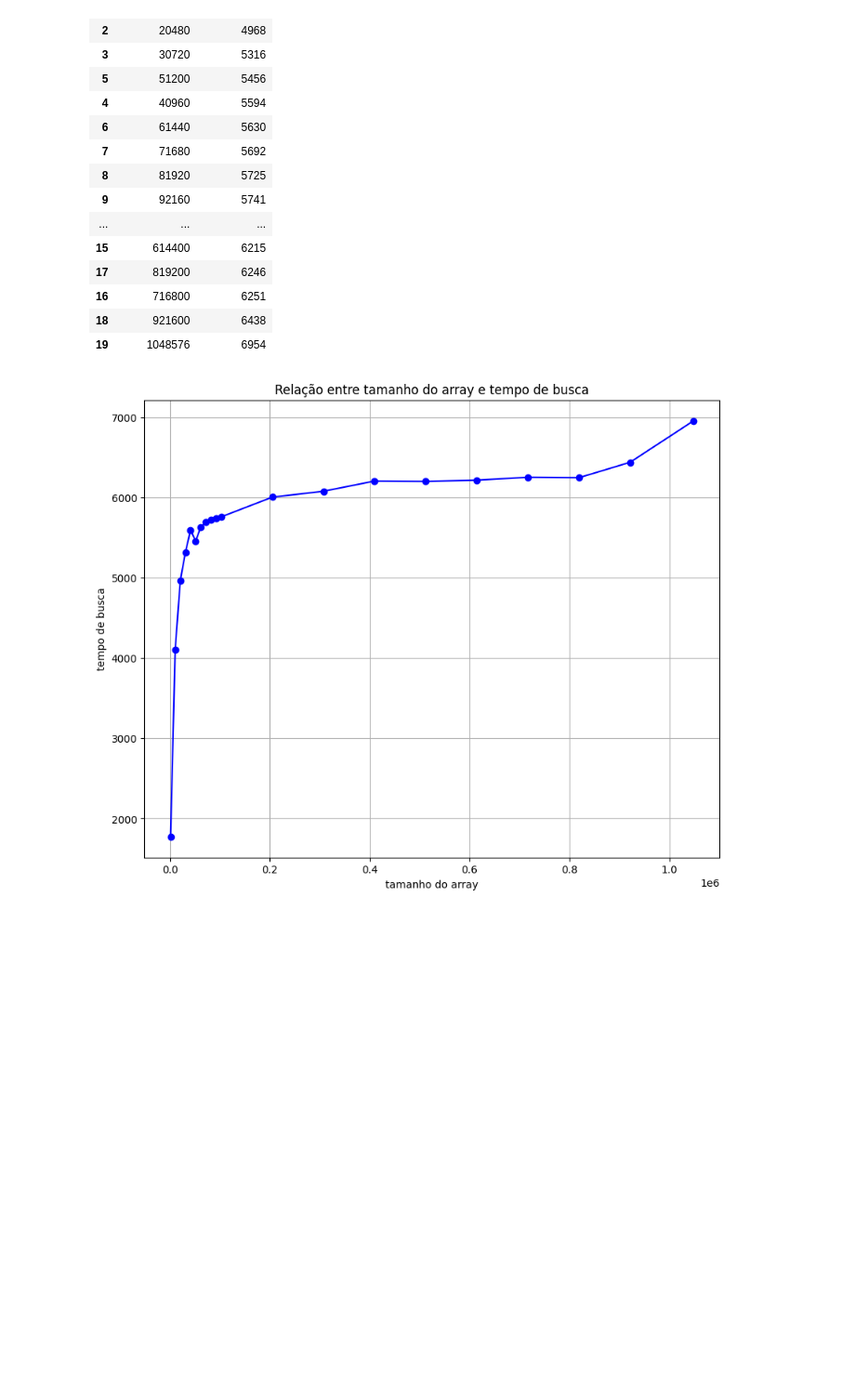
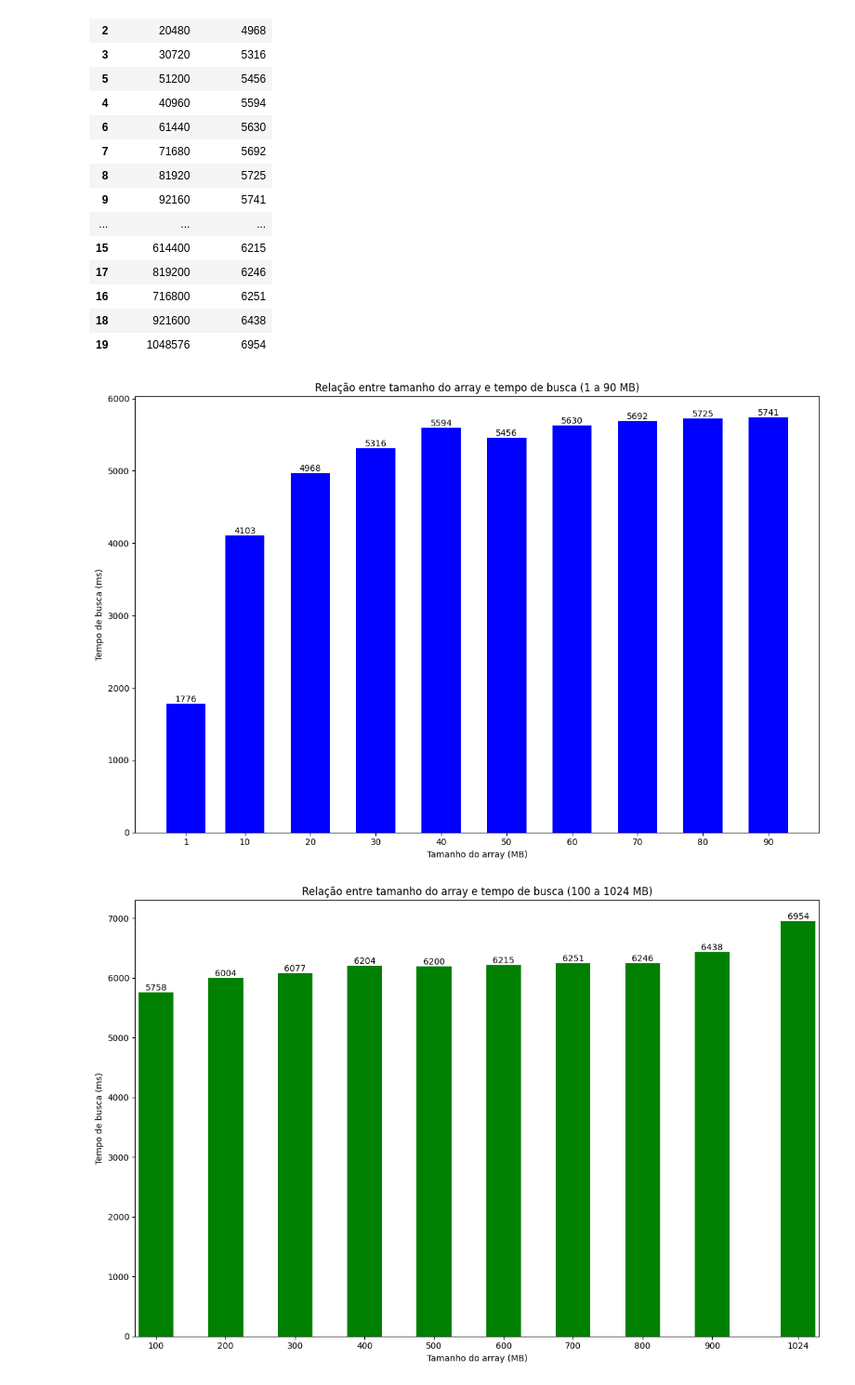
Before and after one commit to BrunSouza/Analise-desempenho-de-sistemas, a Jupyter notebook: analise.ipynb, the cells around one changed output. Shown at 93% size. Saved outputs shown, nothing was run; the diff lists cells and outputs as text; code cells hidden in the pictures; blank space fills up the shorter version.

Commit message:
Ajustando gráficos

```diff
--- a/analise.ipynb
+++ b/analise.ipynb
@@ -109,14 +109,54 @@ tempo_busca
 | 16 | 716800 | 6251 |
 | 18 | 921600 | 6438 |
 | 19 | 1048576 | 6954 |
-# %%
-plt.figure(figsize=(10, 8))
-plt.plot(df_memoria["KBinMemory"], df_memoria["SearchTime"], marker='o', linestyle='-', color='b')
-
-plt.title("Relação entre tamanho do array e tempo de busca")
-plt.xlabel("tamanho do array")
-plt.ylabel("tempo de busca")
-plt.grid()
-plt.show()
-# %% [output]
-[figure, removed]
+# %%
+tempo_busca["MBinMemory"] = df_memoria["KBinMemory"] / 1024
+
+
+# Separando os dados em dois subconjuntos:
+df1 = tempo_busca[tempo_busca["MBinMemory"] <= 90]  # Valores de 1 a 90
+df2 = tempo_busca[tempo_busca["MBinMemory"] >= 100]  # Valores de 100 até 1024
+
+# Plot 1: Gráfico com valores de 1 a 90
+plt.figure(figsize=(12, 8))
+bars1 = plt.bar(df1["MBinMemory"], df1["SearchTime"], width=6, color='b')
+plt.title("Relação entre tamanho do array e tempo de busca (1 a 90 MB)")
+plt.xlabel("Tamanho do array (MB)")
+plt.ylabel("Tempo de busca (ms)")
+
+# Ajustando os valores de xticks para garantir que o valor 1 seja exibido
+plt.xticks([1] + list(range(10, 91, 10)))
+
+# Adicionando os valores de SearchTime em cima de cada barra
+for bar in bars1:
+    yval = bar.get_height()  # altura da barra (valor de SearchTime)
+    plt.text(bar.get_x() + bar.get_width() / 2, yval, round(yval, 2),
+             ha='center', va='bottom', fontsize=10)  # Ajuste de posição do texto
+
+plt.tight_layout()
+plt.show()
+
+# Plot 2: Gráfico com valores de 100 a 1024
+plt.figure(figsize=(12, 8))
+bars2 = plt.bar(df2["MBinMemory"], df2["SearchTime"], width=50, color='g')
+plt.title("Relação entre tamanho do array e tempo de busca (100 a 1024 MB)")
+plt.xlabel("Tamanho do array (MB)")
+plt.ylabel("Tempo de busca (ms)")
+
+# Definindo os rótulos do eixo X para valores de 100 até 1024
+plt.xticks(list(range(100, 1000, 100)) + [1024])
+
+# Ajustando o limite do eixo X para garantir que o valor 100 seja visível
+plt.xlim(70, 1054)
+
+# Adicionando os valores de SearchTime em cima de cada barra
+for bar in bars2:
+    yval = bar.get_height()  # altura da barra (valor de SearchTime)
+    plt.text(bar.get_x() + bar.get_width() / 2, yval, round(yval, 2),
+             ha='center', va='bottom', fontsize=10)  # Ajuste de posição do texto
+
+plt.tight_layout()
+plt.show()
+# %% [output]
+[figure, added]
+[figure, added]
```
